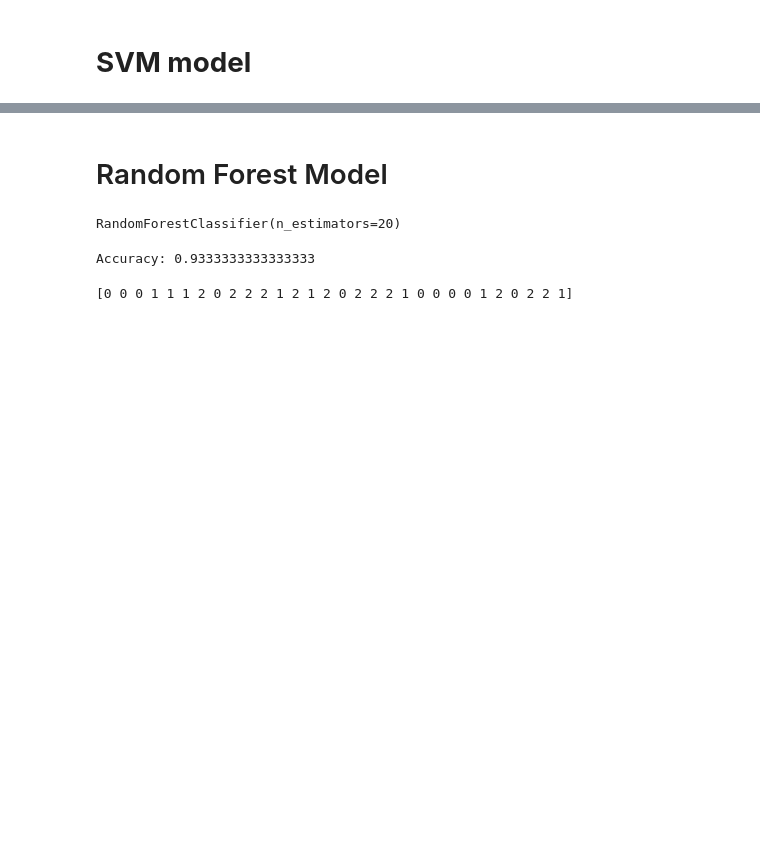
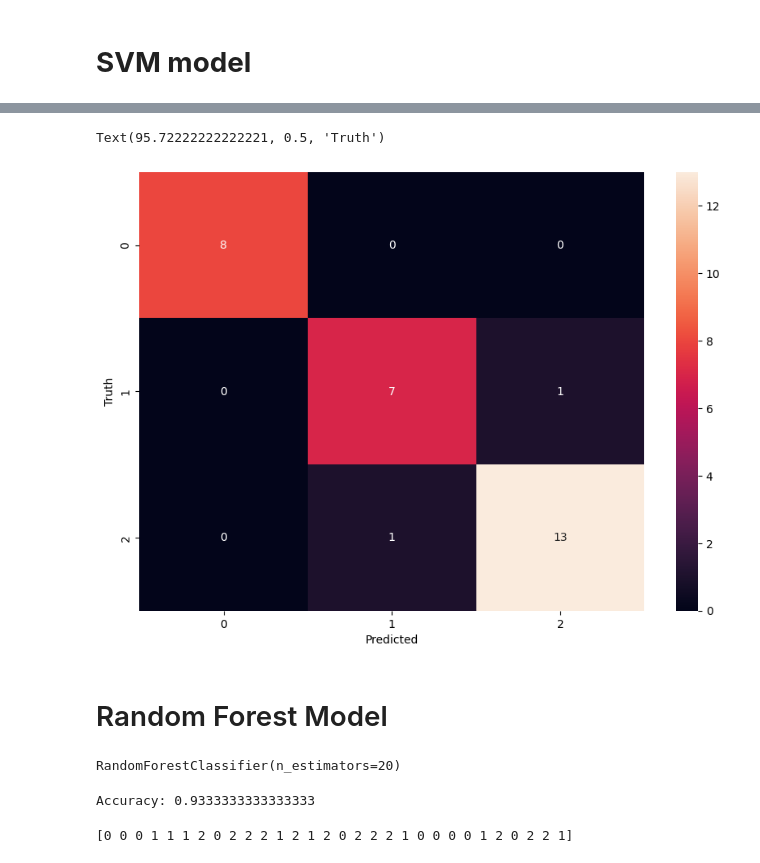
Before and after one commit to yibesh/Classification-, a Jupyter notebook: Classification.ipynb, the cells around one changed output, grey strips where cells are left out. Drawn from its saved outputs; the diff is of its cells as text; code cells hidden in the pictures; blank space fills up the shorter version.

```diff
--- a/Classification.ipynb
+++ b/Classification.ipynb
@@ -234,6 +225,0 @@ Accuracy of SVM: 0.9666666666666667
-# %%
-model_rbf = SVC(kernel='rbf')
-model_rbf.fit(X_train, y_train)
-
-accuracy = model_rbf.score(X_test, y_test)
-print("Accuracy of SVM_rbf:", accuracy)
@@ -242,7 +225,0 @@ Accuracy of SVM: 0.9333333333333333
-# %%
-model_Polynomial = SVC(kernel='poly')
-model_Polynomial.fit(X_train, y_train)
-
-
-accuracy = model_Polynomial.score(X_test, y_test)
-print("Accuracy of SVM_poly:", accuracy)
@@ -251,7 +225,0 @@ Accuracy of SVM_poly: 0.9333333333333333
-# %%
-model_sigmoid = SVC(kernel='sigmoid')
-model_sigmoid.fit(X_train, y_train)
-
-
-accuracy = model_sigmoid.score(X_test, y_test)
-print("Accuracy of SVM_sigmoid:", accuracy)
@@ -262,11 +226,14 @@ Accuracy of SVM_sigmoid: 0.03333333333333333
 # %%
+from sklearn.svm import SVC
+from sklearn.metrics import confusion_matrix, classification_report, accuracy_score
 # Create a kernel support vector machine model
 svm = SVC(kernel='rbf', gamma=0.1, C=10.0)
 
 # Train the model on the training data
 svm.fit(X_train, y_train)
 
-# Evaluate the model on the test data
-accuracy = svm.score(X_test, y_test)
-print('Accuracy:', accuracy)
+# Predicting the Test set results
+pred = svm.predict(X_test)
+
+print("the prediction results of SVM model are:", pred)
 # %% [output]
@@ -274,3 +283,19 @@ Accuracy: 0.9666666666666667
+# %%
+
+%matplotlib inline
+import matplotlib.pyplot as plt
+import seaborn as sn
+
+from sklearn.metrics import confusion_matrix
+cm = confusion_matrix(y_test, pred)
+
+plt.figure(figsize=(10,7))
+sn.heatmap(cm, annot=True)
+plt.xlabel('Predicted')
+plt.ylabel('Truth')
+# %% [output]
+Text(95.72222222222221, 0.5, 'Truth')
+[figure, added]
 # %% [markdown]
 # Random Forest Model
 # %%
```
Also changed, not shown: parts of 30 cells of this notebook.
